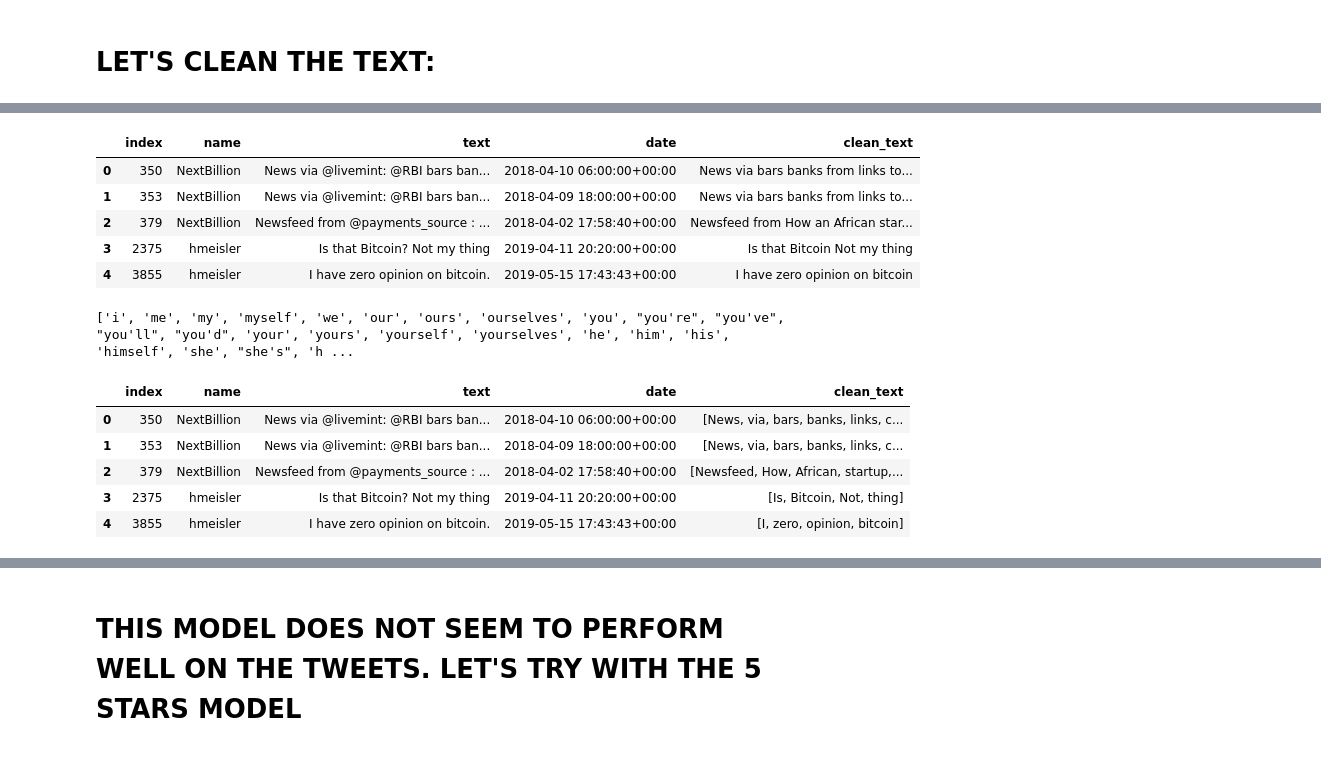
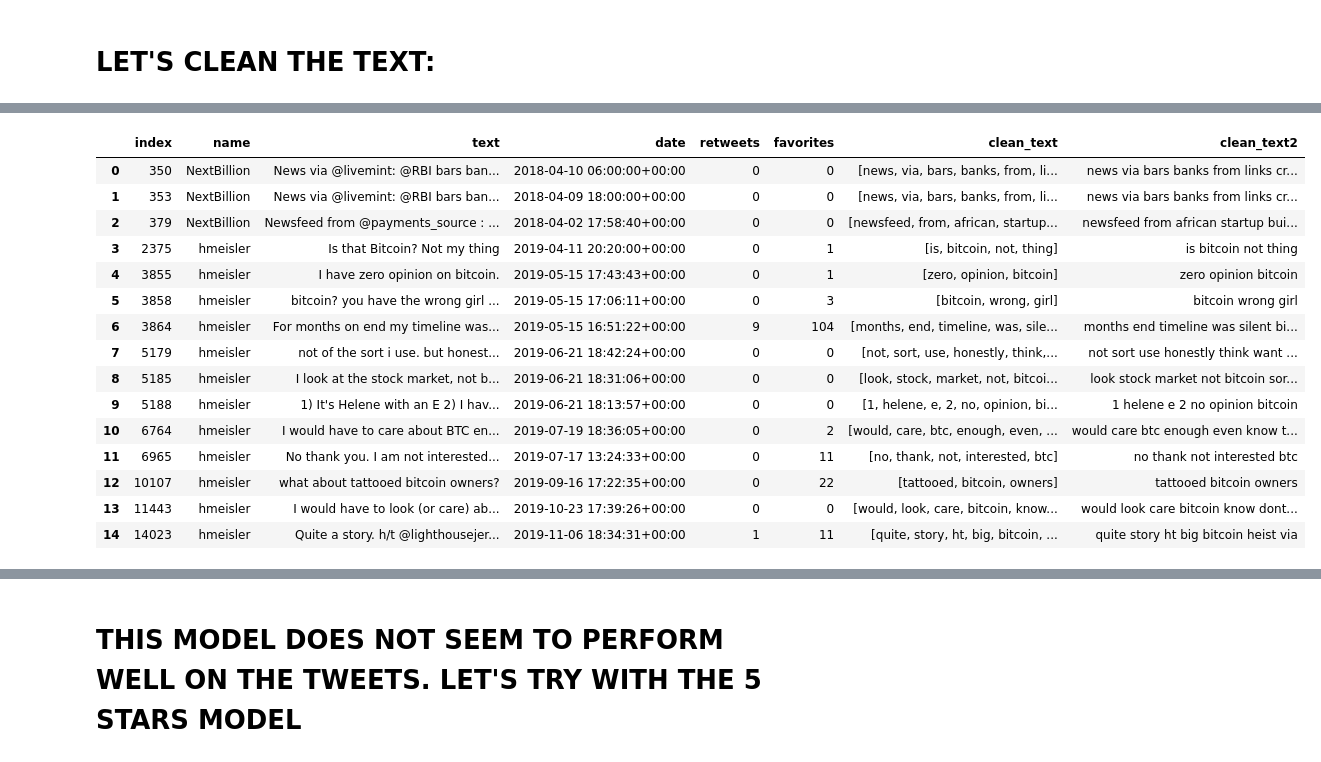
Before and after one commit to miguelperosanz/Sentiment_analysis, a Jupyter notebook: Tweets3_getting_sentiment.ipynb, the cells around one changed output, grey strips where cells are left out. Saved outputs shown, nothing was run; the diff lists cells and outputs as text; code cells hidden in the pictures.

```diff
--- a/Tweets3_getting_sentiment.ipynb
+++ b/Tweets3_getting_sentiment.ipynb
@@ -121,10 +122,17 @@ tweetscrypto.head()
 # %%
-# we remove all the labels (words starting with "@")
+# we remove all the labels (words starting with "@") and all the links (words starting with "http")
+
 
 tweetscrypto['clean_text']=tweetscrypto['text'].str.replace('(\@\w+.*?)',"")
 
 
-# we remove the characters '!"#$%&\'()*+,-./:;<=>?@[\\]^_`{|}~':
+def clean_text(X):
+    X = X.split()
+    X_new = [x for x in X if not x.startswith("http")]
+    return ' '.join(X_new)
+
+tweetscrypto['clean_text'] = tweetscrypto['clean_text'].apply(clean_text)
+
 
 import string
 
@@ -133,6 +141,10 @@ def remove_punctuation(text):
     no_punct = "".join([c for c in text if c not in string.punctuation])
     return no_punct
 
+tweetscrypto['clean_text'] = tweetscrypto['clean_text'].apply(remove_punctuation)
 
-tweetscrypto['clean_text']=tweetscrypto['clean_text'].apply(lambda x: remove_punctuation(x))
+
+# we apply lowercase to all capital letters:
+
+tweetscrypto['clean_text']=tweetscrypto['clean_text'].apply(lambda x: x.lower())
 # %%
@@ -151,0 +181,3 @@ string.punctuation
+# %%
+stop_words2 = ['i', 'me', 'my', 'myself', 'we', 'our', 'ours', 'ourselves', 'you', "you're", "you've", "you'll", "you'd", 'your', 'yours', 'yourself', 'yourselves', 'he', 'him', 'his', 'himself', 'she', "she's", 'her', 'hers', 'herself', 'it', "it's", 'its', 'itself', 'they', 'them', 'their', 'theirs', 'themselves', 'what', 'which', 'who', 'whom', 'this', 'that', "that'll", 'these', 'those', 'am', 'be', 'been', 'being', 'have', 'has', 'had', 'having', 'do', 'does', 'doing', 'a', 'an', 'the', 'and', 'but', 'if', 'or', 'because', 'as', 'until', 'while', 'of', 'at', 'by', 'for', 'with', 'about', 'into', 'through', 'during', 'to', 'in', 'on', 'off', 'again', 'further', 'then', 'once', 'here', 'there', 'when', 'where', 'why', 'how', 'all', 'any', 'both', 'each', 'few', 'most', 'some', 'such', 'nor', 'only', 'own', 'same', 'so', 'than', 'very', 's', 't', 'can', 'just', "should've", 'now', 'd', 'll', 'm', 'o', 're', 've', 'y',  ]
+print(stop_words2)
@@ -151,0 +186,13 @@ string.punctuation
+# %%
+from nltk.corpus import stopwords
+from nltk.tokenize import word_tokenize
+
+
+# remove stopwords function
+def remove_stopwords(text):
+    stop_words = set(stop_words2)
+    word_tokens = word_tokenize(text)
+    filtered_text = [word for word in word_tokens if word not in stop_words]
+    return filtered_text
+
+tweetscrypto['clean_text']=tweetscrypto['clean_text'].apply(lambda x: remove_stopwords(x))
@@ -152,17 +221,21 @@ string.punctuation
 # %%
-tweetscrypto['clean_text']=tweetscrypto['clean_text'].apply(lambda x: remove_punctuation(x))
+tweetscrypto['clean_text2']=tweetscrypto['clean_text'].apply(lambda x: " ".join(x))
 # %%
-tweetscrypto.head()
+tweetscrypto.head(15)
 # %% [output]
-|  | index | name | text | date | clean_text |
-| 0 | 350 | NextBillion | News via @livemint: @RBI bars ban... | 2018-04-10 06:00:00+00:00 | News via bars banks from links to... |
-| 1 | 353 | NextBillion | News via @livemint: @RBI bars ban... | 2018-04-09 18:00:00+00:00 | News via bars banks from links to... |
-| 2 | 379 | NextBillion | Newsfeed from @payments_source : ... | 2018-04-02 17:58:40+00:00 | Newsfeed from How an African star... |
-| 3 | 2375 | hmeisler | Is that Bitcoin? Not my thing | 2019-04-11 20:20:00+00:00 | Is that Bitcoin Not my thing |
-| 4 | 3855 | hmeisler | I have zero opinion on bitcoin. | 2019-05-15 17:43:43+00:00 | I have zero opinion on bitcoin |
+|  | index | name | text | date | retweets | favorites | clean_text | clean_text2 |
+| 0 | 350 | NextBillion | News via @livemint: @RBI bars ban... | 2018-04-10 06:00:00+00:00 | 0 | 0 | [news, via, bars, banks, from, li... | news via bars banks from links cr... |
+| 1 | 353 | NextBillion | News via @livemint: @RBI bars ban... | 2018-04-09 18:00:00+00:00 | 0 | 0 | [news, via, bars, banks, from, li... | news via bars banks from links cr... |
+| 2 | 379 | NextBillion | Newsfeed from @payments_source : ... | 2018-04-02 17:58:40+00:00 | 0 | 0 | [newsfeed, from, african, startup... | newsfeed from african startup bui... |
+| 3 | 2375 | hmeisler | Is that Bitcoin? Not my thing | 2019-04-11 20:20:00+00:00 | 0 | 1 | [is, bitcoin, not, thing] | is bitcoin not thing |
+| 4 | 3855 | hmeisler | I have zero opinion on bitcoin. | 2019-05-15 17:43:43+00:00 | 0 | 1 | [zero, opinion, bitcoin] | zero opinion bitcoin |
+| 5 | 3858 | hmeisler | bitcoin? you have the wrong girl ... | 2019-05-15 17:06:11+00:00 | 0 | 3 | [bitcoin, wrong, girl] | bitcoin wrong girl |
+| 6 | 3864 | hmeisler | For months on end my timeline was... | 2019-05-15 16:51:22+00:00 | 9 | 104 | [months, end, timeline, was, sile... | months end timeline was silent bi... |
+| 7 | 5179 | hmeisler | not of the sort i use. but honest... | 2019-06-21 18:42:24+00:00 | 0 | 0 | [not, sort, use, honestly, think,... | not sort use honestly think want ... |
+| 8 | 5185 | hmeisler | I look at the stock market, not b... | 2019-06-21 18:31:06+00:00 | 0 | 0 | [look, stock, market, not, bitcoi... | look stock market not bitcoin sor... |
+| 9 | 5188 | hmeisler | 1) It's Helene with an E 2) I hav... | 2019-06-21 18:13:57+00:00 | 0 | 0 | [1, helene, e, 2, no, opinion, bi... | 1 helene e 2 no opinion bitcoin |
+| 10 | 6764 | hmeisler | I would have to care about BTC en... | 2019-07-19 18:36:05+00:00 | 0 | 2 | [would, care, btc, enough, even, ... | would care btc enough even know t... |
+| 11 | 6965 | hmeisler | No thank you. I am not interested... | 2019-07-17 13:24:33+00:00 | 0 | 11 | [no, thank, not, interested, btc] | no thank not interested btc |
+| 12 | 10107 | hmeisler | what about tattooed bitcoin owners? | 2019-09-16 17:22:35+00:00 | 0 | 22 | [tattooed, bitcoin, owners] | tattooed bitcoin owners |
+| 13 | 11443 | hmeisler | I would have to look (or care) ab... | 2019-10-23 17:39:26+00:00 | 0 | 0 | [would, look, care, bitcoin, know... | would look care bitcoin know dont... |
+| 14 | 14023 | hmeisler | Quite a story. h/t @lighthousejer... | 2019-11-06 18:34:31+00:00 | 1 | 11 | [quite, story, ht, big, bitcoin, ... | quite story ht big bitcoin heist via |
-# %%
-from nltk.corpus import stopwords
-stop_words = stopwords.words('english')
-print(stop_words)
-# %% [output]
-['i', 'me', 'my', 'myself', 'we', 'our', 'ours', 'ourselves', 'you', "you're", "you've", "you'll", "you'd", 'your', 'yours', 'yourself', 'yourselves', 'he', 'him', 'his', 'himself', 'she', "she's", 'h ...
@@ -181,9 +241,0 @@ tweetscrypto['clean_text']=tweetscrypto['clean_text'].apply(lambda x: remove_sto
-# %%
-tweetscrypto.head()
-# %% [output]
-|  | index | name | text | date | clean_text |
-| 0 | 350 | NextBillion | News via @livemint: @RBI bars ban... | 2018-04-10 06:00:00+00:00 | [News, via, bars, banks, links, c... |
-| 1 | 353 | NextBillion | News via @livemint: @RBI bars ban... | 2018-04-09 18:00:00+00:00 | [News, via, bars, banks, links, c... |
-| 2 | 379 | NextBillion | Newsfeed from @payments_source : ... | 2018-04-02 17:58:40+00:00 | [Newsfeed, How, African, startup,... |
-| 3 | 2375 | hmeisler | Is that Bitcoin? Not my thing | 2019-04-11 20:20:00+00:00 | [Is, Bitcoin, Not, thing] |
-| 4 | 3855 | hmeisler | I have zero opinion on bitcoin. | 2019-05-15 17:43:43+00:00 | [I, zero, opinion, bitcoin] |
```
Also changed, not shown: parts of 15 cells of this notebook.
